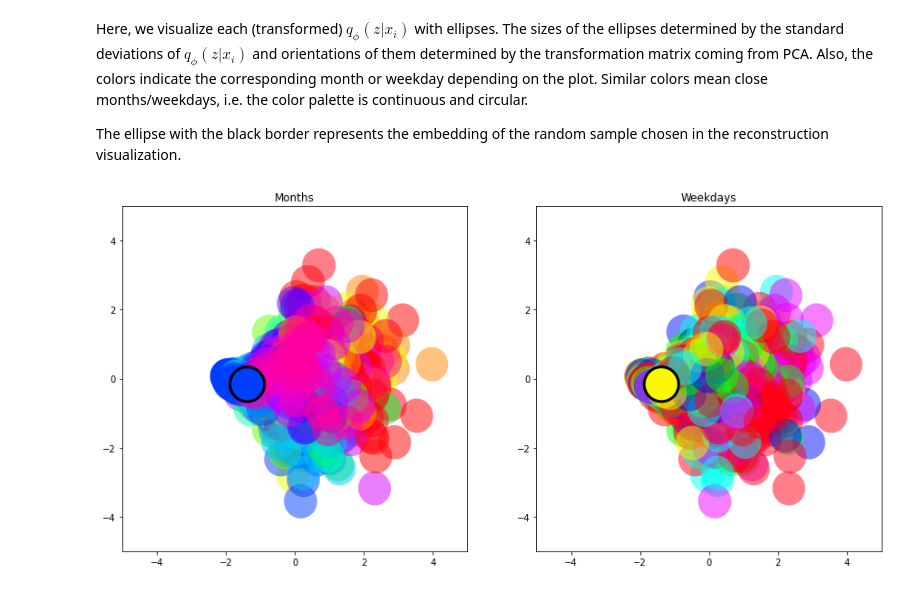
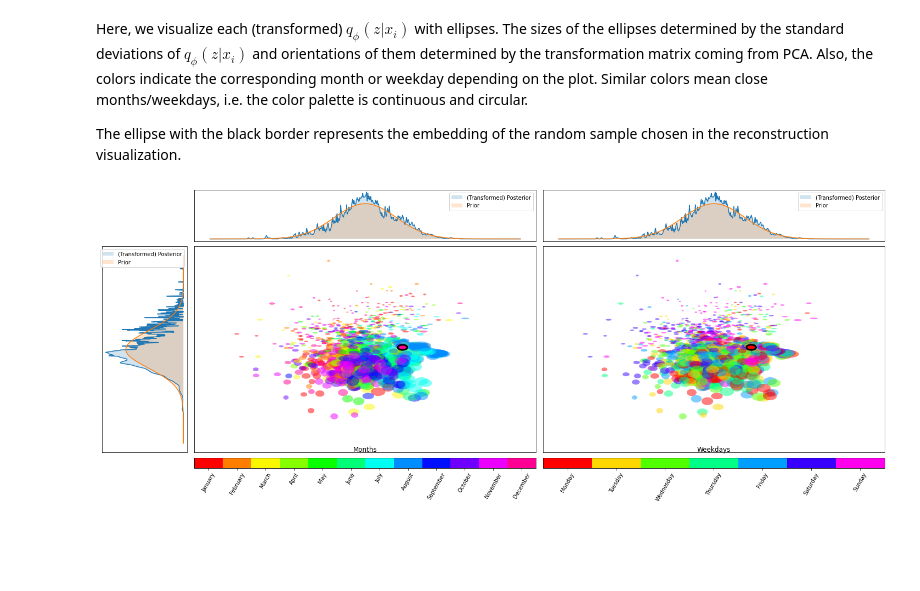
Before and after one commit to kabolat/IAAIP_tutorial, a Jupyter notebook: vae_load_generation.ipynb, the cells around one changed output. Cells and saved outputs as stored; diff of their text form; code cells hidden in the pictures; blank space fills up the shorter version.

Commit message:
Added colormap legends and kernel density estimations on latent space visaualizations.

```diff
--- a/vae_load_generation.ipynb
+++ b/vae_load_generation.ipynb
@@ -257,9 +257,9 @@ The following are the variables control the training. `COND_IDX` identifies whic
 # %%
 BATCH_SIZE = 64
 EPOCHS = 1000
-BETA = 1.0
+BETA = 0.5
 LEARNING_RATE = 1e-3
-LATENT_DIM = 10
+LATENT_DIM = 2
 LEARN_SIGMA = False
 COND_IDX = []
 VERBOSE_FREQ = 500
@@ -359,8 +359,9 @@ with torch.no_grad():
 
 z_mean = z_dict['mean']
 z_sigma = model.to_sigma(z_dict['sigmatilde'])
+z_Sigma = z_sigma.square().diag_embed()
 angle = 0
-if LATENT_DIM >= 2:
+if LATENT_DIM > 2:
     z_mean -= z_mean.mean(dim=0)
     U,S,Vh = torch.linalg.svd(z_mean,full_matrices=False)
     z_mean = (z_mean @ Vh.t())[:,:2]
@@ -371,9 +372,6 @@ if LATENT_DIM >= 2:
 
     z_samples_tr = (z_samples @ Vh.t())[:,:2]
     z_real_sample_tr = (z_real_sample @ Vh.t())[:,:2]
-
-z_mean = z_mean.numpy()
-z_sigma = z_sigma.numpy()
 # %% [markdown]
 Here, we visualize each (transformed) $q_\phi(z|x_i)$ with ellipses. The sizes of the ellipses determined by the standard deviations of $q_\phi(z|x_i)$ and orientations of them determined by the transformation matrix coming from PCA. Also, the colors indicate the corresponding month or weekday depending on the plot. Similar colors mean close months/weekdays, i.e. the color palette is continuous and circular.
 
@@ -381,29 +379,74 @@ The ellipse with the black border represents the embedding of the random sample
 # %%
 from cProfile import label
 
-fig, axs = plt.subplots(1,2,figsize=(15,7))
+fig = plt.figure(figsize=(20,8) ,layout="constrained")
 
-weekday_cmap = plt.get_cmap('hsv',7)
-month_cmap = plt.get_cmap('hsv',12)
+gs = fig.add_gridspec(3, 3, width_ratios=(1,4,4), height_ratios=(1,4,.2))
+
+axs = [fig.add_subplot(gs[1,1]), fig.add_subplot(gs[1,2])]
+
+month_cmap = plt.get_cmap('hsv',13)
+weekday_cmap = plt.get_cmap('hsv',8)
 
 for x,y,s1,s2, cond in zip(z_mean[:,0],z_mean[:,1],z_sigma[:,0],z_sigma[:,1], dset.int_conditions.squeeze().numpy()):
     ell = matplotlib.patches.Ellipse((x,y), s1, s2, angle=angle, alpha=.5)
     ell.set_facecolor(month_cmap(int(cond[0]-1)))
     axs[0].add_artist(ell)
     ell = matplotlib.patches.Ellipse((x,y), s1, s2, angle=angle, alpha=.5)
     ell.set_facecolor(weekday_cmap(int(cond[1])))
     axs[1].add_artist(ell)
 
 for i, (ax, cmap) in enumerate(zip(axs,[month_cmap,weekday_cmap])):
     ell = matplotlib.patches.Ellipse((z_mean[rnd_idx,0],z_mean[rnd_idx,1]), z_sigma[rnd_idx,0], z_sigma[rnd_idx,1], angle=angle, alpha=1, lw=3)
     ell.set_edgecolor('k')
     ell.set_facecolor(cmap(dset.int_conditions[rnd_idx].squeeze()[i].int().item()))
-    ax.add_artist(ell)
+    sct = ax.add_artist(ell)
     ax.set_xlim(-5, 5)
     ax.set_ylim(-5, 5)
+    ax.set_xticks([])
+    ax.set_yticks([])
 
-axs[0].set_title("Months")
-axs[1].set_title("Weekdays")
+axs[0].set_title("Months", y=-0.01)
+axs[1].set_title("Weekdays", y=-0.01)
+
+axs_clr = [fig.add_subplot(gs[2,1]), fig.add_subplot(gs[2,2])]
+
+cb_months = matplotlib.colorbar.ColorbarBase(axs_clr[0], orientation='horizontal', cmap=month_cmap, boundaries=[(1.0*i)/13 for i in range(13)])
+cb_months.set_ticks([(1.0*i+.5)/13 for i in range(12)])
+cb_months.set_ticklabels(calendar.month_name[1:], rotation=60)
+cb_weekday = matplotlib.colorbar.ColorbarBase(axs_clr[1], orientation='horizontal', cmap=weekday_cmap, boundaries=[(1.0*i)/8 for i in range(8)])
+cb_weekday.set_ticks([(1.0*i+.5)/8 for i in range(7)])
+cb_weekday.set_ticklabels(calendar.day_name[:], rotation=60)
+
+axs_kde = [fig.add_subplot(gs[1,0]), fig.add_subplot(gs[0,1]), fig.add_subplot(gs[0,2])]
+
+def gauss1d(x,mu,sigma):
+    return (2*torch.pi*sigma**2)**(-1/2) * torch.exp(-.5 * (x-mu)**2/sigma**2)
+
+def kde(x,Mu,Sigma):
+    return 1/torch.tensor(Mu.shape[0]) * torch.sum(gauss1d(x,Mu,Sigma), dim=0)
+
+z_ax = torch.arange(-5,5,0.01)
+
+for i, ax in enumerate(axs_kde):
+    ax.set_xticks([])
+    ax.set_yticks([])
+
+axs_kde[0].plot(kde(z_ax,z_mean[:,1].unsqueeze(-1),z_Sigma[:,1,1].unsqueeze(-1)),z_ax)
+pstr1 = axs_kde[0].fill_between(kde(z_ax,z_mean[:,1].unsqueeze(-1),z_Sigma[:,1,1].unsqueeze(-1)),z_ax,alpha=0.2,label='(Transformed) Posterior')
+axs_kde[0].plot(gauss1d(z_ax,0.0,1.0),z_ax)
+pr1 = axs_kde[0].fill_between(gauss1d(z_ax,0.0,1.0),z_ax,alpha=0.2,label='Prior')
+axs_kde[0].invert_xaxis()
+axs_kde[0].legend(loc='best')
+
+for i in range(1,3):
+    axs_kde[i].plot(z_ax,kde(z_ax,z_mean[:,0].unsqueeze(-1),z_Sigma[:,0,0].unsqueeze(-1)))
+    pstr = axs_kde[i].fill_between(z_ax,kde(z_ax,z_mean[:,0].unsqueeze(-1),z_Sigma[:,0,0].unsqueeze(-1)),alpha=0.2,label='(Transformed) Posterior')
+    axs_kde[i].plot(z_ax,gauss1d(z_ax,0.0,1.0))
+    pr = axs_kde[i].fill_between(z_ax,gauss1d(z_ax,0.0,1.0),alpha=0.2,label='Prior')
+    axs_kde[i].legend(loc='best')
+
+
 plt.show()
 # %% [output]
-[figure, old version]
+[figure, new version]
```
Also changed, not shown: parts of 2 cells of this notebook.
